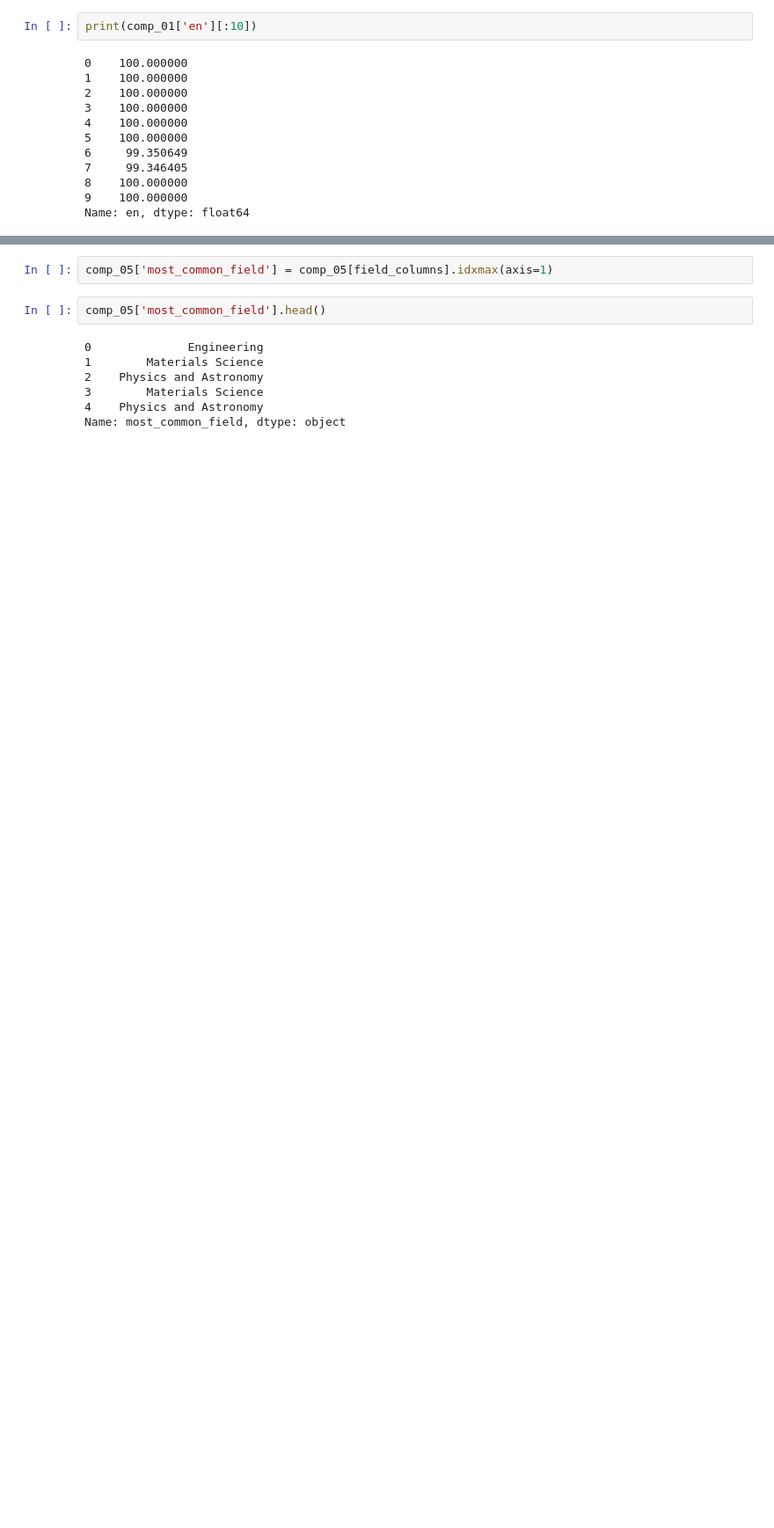
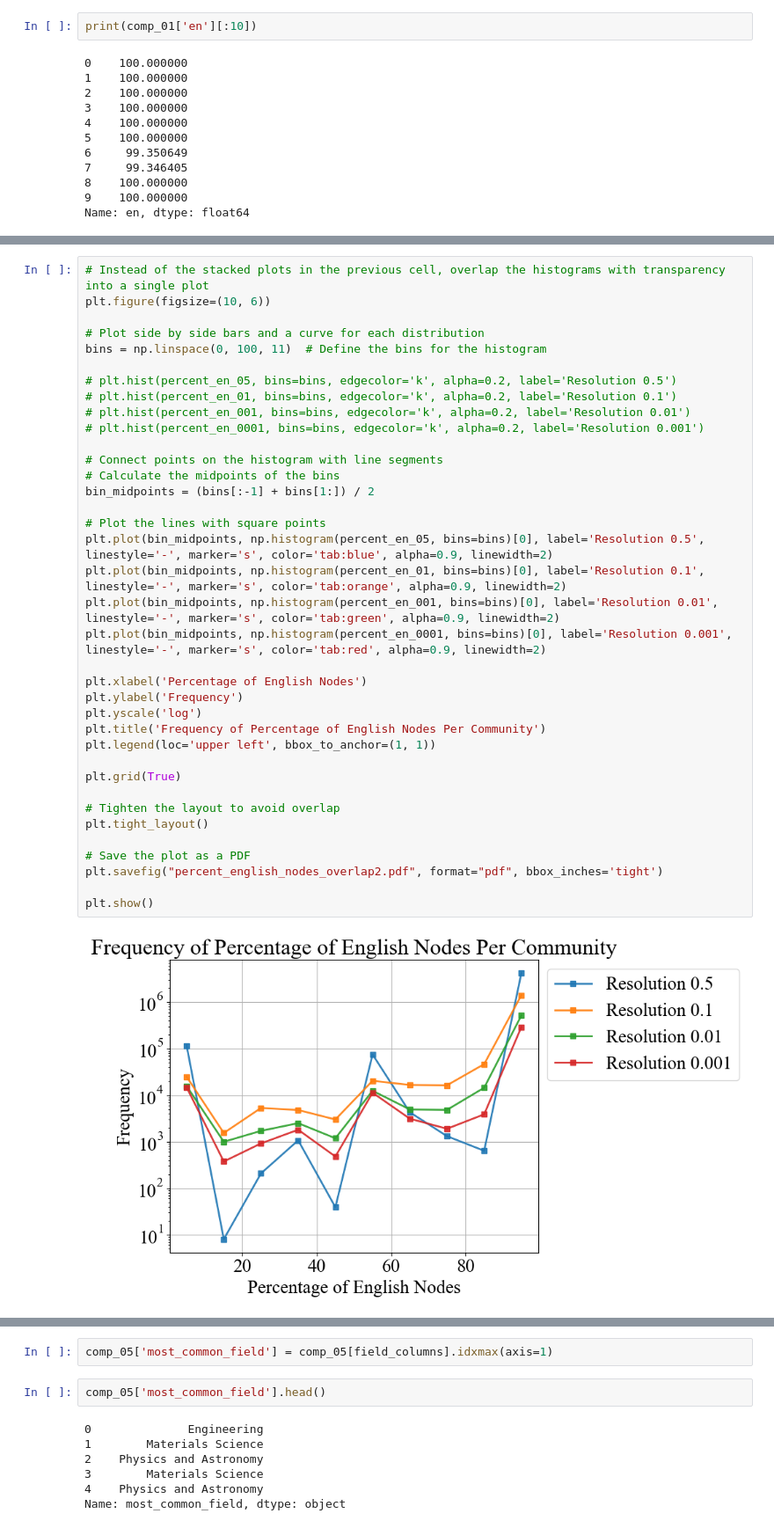
Before and after one commit to vikramr2/cross-lingual-citations, a Jupyter notebook: Analysis.ipynb, the cells around one changed output, grey strips where cells are left out. Shown at 88% size. Drawn from its saved outputs; the diff is of its cells as text; blank space fills up the shorter version.

```diff
--- a/Analysis.ipynb
+++ b/Analysis.ipynb
@@ -227,0 +253,39 @@ plt.show()
+# %%
+# Instead of the stacked plots in the previous cell, overlap the histograms with transparency into a single plot
+plt.figure(figsize=(10, 6))
+
+# Plot side by side bars and a curve for each distribution
+bins = np.linspace(0, 100, 11)  # Define the bins for the histogram
+
+# plt.hist(percent_en_05, bins=bins, edgecolor='k', alpha=0.2, label='Resolution 0.5')
+# plt.hist(percent_en_01, bins=bins, edgecolor='k', alpha=0.2, label='Resolution 0.1')
+# plt.hist(percent_en_001, bins=bins, edgecolor='k', alpha=0.2, label='Resolution 0.01')
+# plt.hist(percent_en_0001, bins=bins, edgecolor='k', alpha=0.2, label='Resolution 0.001')
+
+# Connect points on the histogram with line segments
+# Calculate the midpoints of the bins
+bin_midpoints = (bins[:-1] + bins[1:]) / 2
+
+# Plot the lines with square points
+plt.plot(bin_midpoints, np.histogram(percent_en_05, bins=bins)[0], label='Resolution 0.5', linestyle='-', marker='s', color='tab:blue', alpha=0.9, linewidth=2)
+plt.plot(bin_midpoints, np.histogram(percent_en_01, bins=bins)[0], label='Resolution 0.1', linestyle='-', marker='s', color='tab:orange', alpha=0.9, linewidth=2)
+plt.plot(bin_midpoints, np.histogram(percent_en_001, bins=bins)[0], label='Resolution 0.01', linestyle='-', marker='s', color='tab:green', alpha=0.9, linewidth=2)
+plt.plot(bin_midpoints, np.histogram(percent_en_0001, bins=bins)[0], label='Resolution 0.001', linestyle='-', marker='s', color='tab:red', alpha=0.9, linewidth=2)
+
+plt.xlabel('Percentage of English Nodes')
+plt.ylabel('Frequency')
+plt.yscale('log')
+plt.title('Frequency of Percentage of English Nodes Per Community')
+plt.legend(loc='upper left', bbox_to_anchor=(1, 1))
+
+plt.grid(True)
+
+# Tighten the layout to avoid overlap
+plt.tight_layout()
+
+# Save the plot as a PDF
+plt.savefig("percent_english_nodes_overlap2.pdf", format="pdf", bbox_inches='tight')
+
+plt.show()
+# %% [output]
+[figure, added]
```
Also changed, not shown: parts of 10 cells of this notebook, 5 other files.
